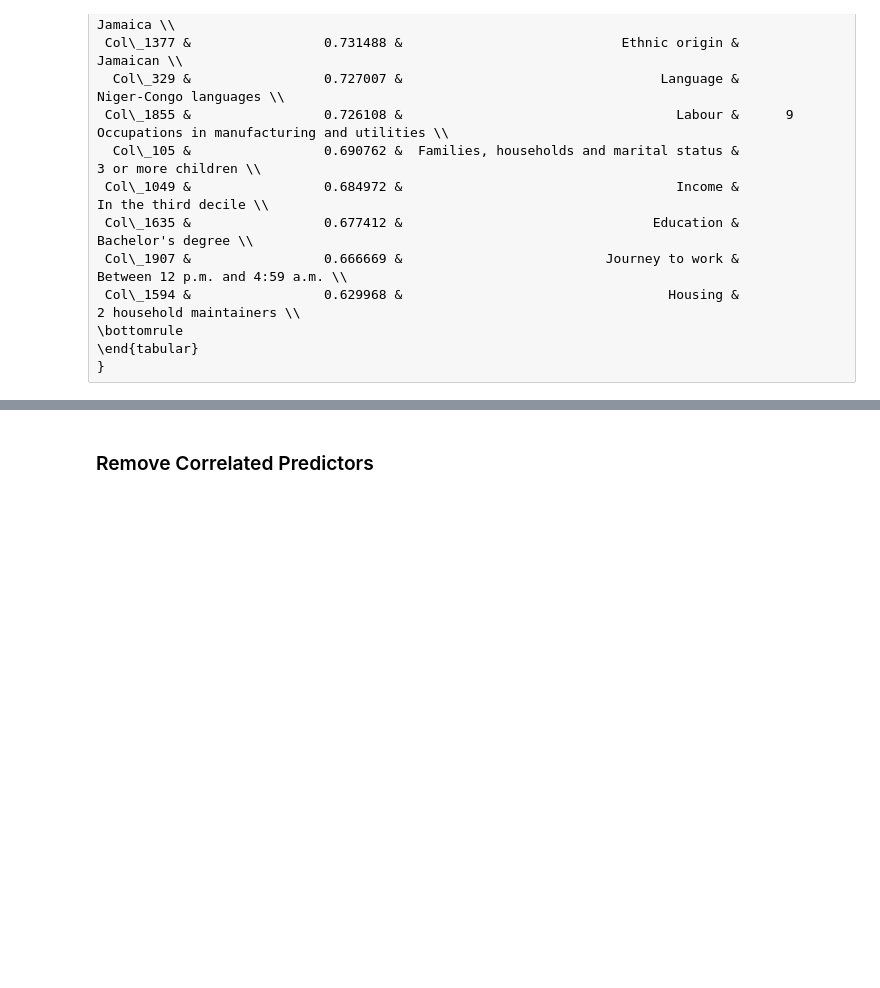
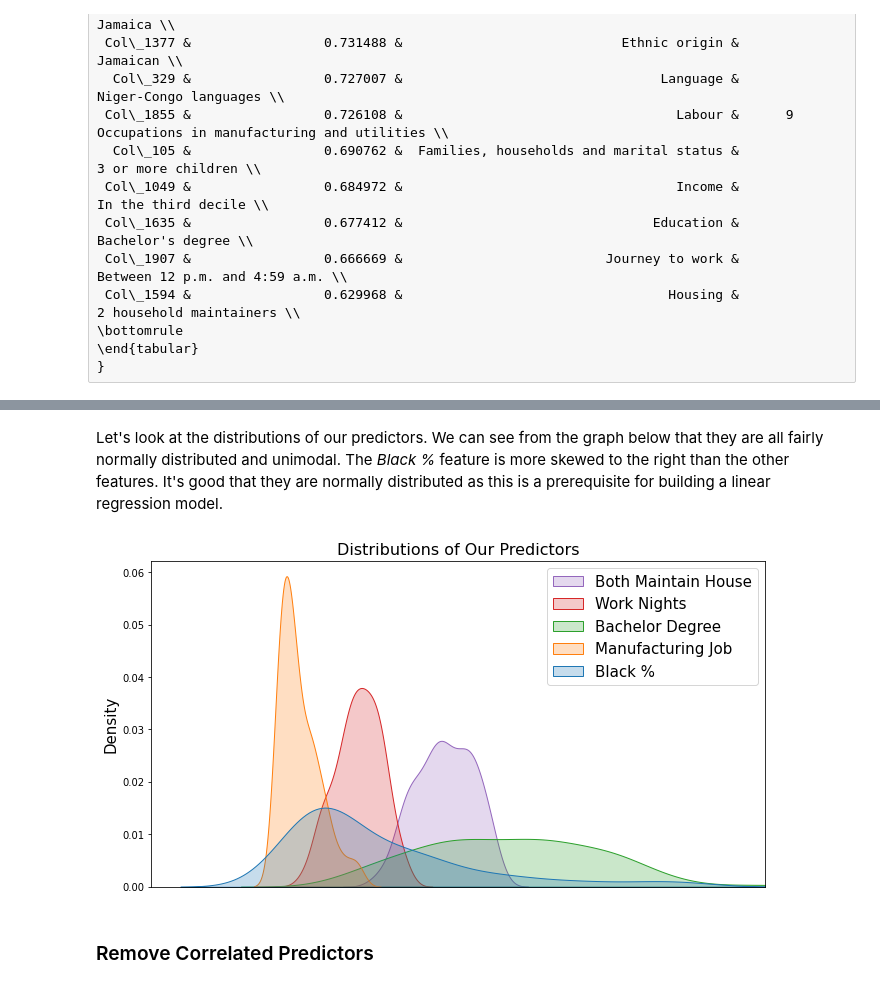
Before and after one commit to alexeimarcilio/GBC, a Jupyter notebook: LR_Project/CovidTO.ipynb, the cells around one changed output, grey strips where cells are left out. Drawn from its saved outputs; the diff is of its cells as text; code cells hidden in the pictures; blank space fills up the shorter version.

```diff
--- a/LR_Project/CovidTO.ipynb
+++ b/LR_Project/CovidTO.ipynb
@@ -381,3 +381,30 @@ NeighCovid.columns = ['Black%', 'Jamaica%', 'Jamaican', 'CongoLang', 'ManufactJo
+# %% [markdown]
+
+Let's look at the distributions of our predictors. We can see from the graph below that they are all fairly normally distributed and unimodal. The *Black %* feature is more skewed to the right than the other features. It's good that they are normally distributed as this is a prerequisite for building a linear regression model.
+# %%
+# Create a distribution plot showing each predictor
+# First create a new dataframe with col names as values using melt to make
+# visualizing it easier
+dfDistPlot = NeighCovid.melt(value_vars=['Black%', 'ManufactJob', 'BachelorDegree', 'WorkNights',
+       'BothMaintHouse'], ignore_index=True)
+dfDistPlot.reset_index()
+
+plt.figure(figsize=(11,6))
+sns.kdeplot(data=dfDistPlot,shade=True,  x="value", hue="variable")
+plt.title("Distributions of Our Predictors", fontsize=16)
+plt.tick_params(
+    axis='x',          # changes apply to the x-axis
+    which='both',      # both major and minor ticks are affected
+    bottom=False,      # ticks along the bottom edge are off
+    top=False,         # ticks along the top edge are off
+    labelbottom=False)
+plt.ylabel("Density", fontsize=15)
+plt.xlabel("")
+plt.xlim(-10,40)
+plt.legend(["Both Maintain House","Work Nights" ,"Bachelor Degree","Manufacturing Job","Black %"],
+          prop={"size":15});
+# %% [output]
+[figure, added]
 # %% [markdown]
 ### Remove Correlated Predictors
 # %% [markdown]
```
Also changed, not shown: parts of 20 cells of this notebook, 3 other files.
